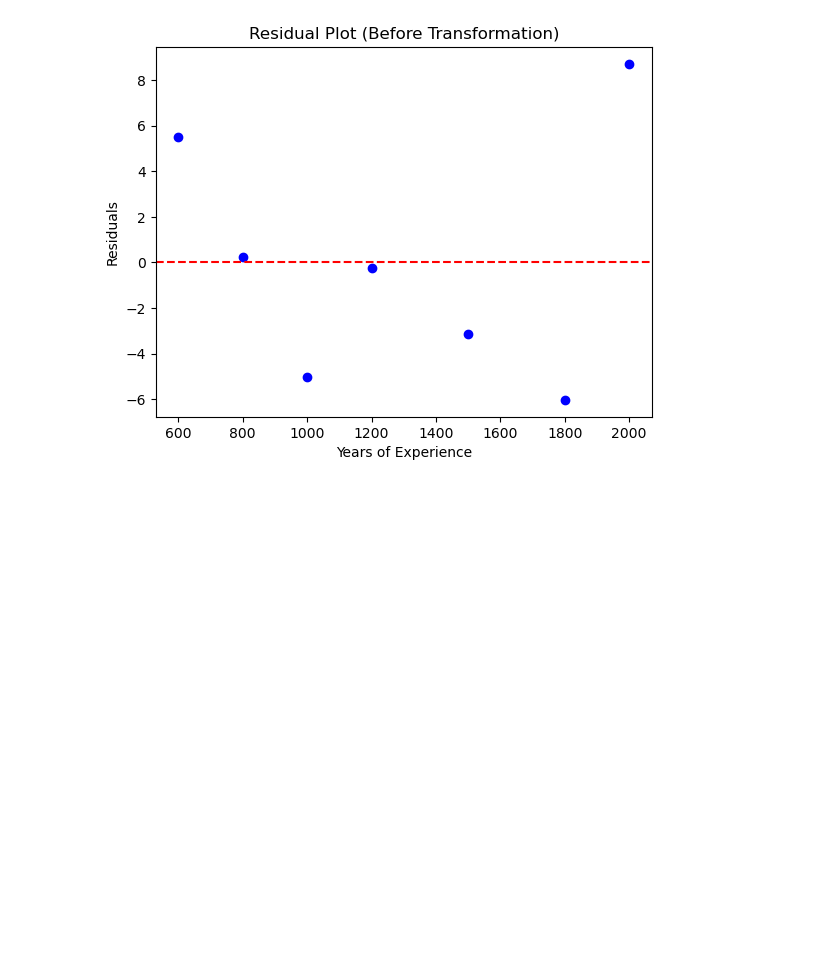
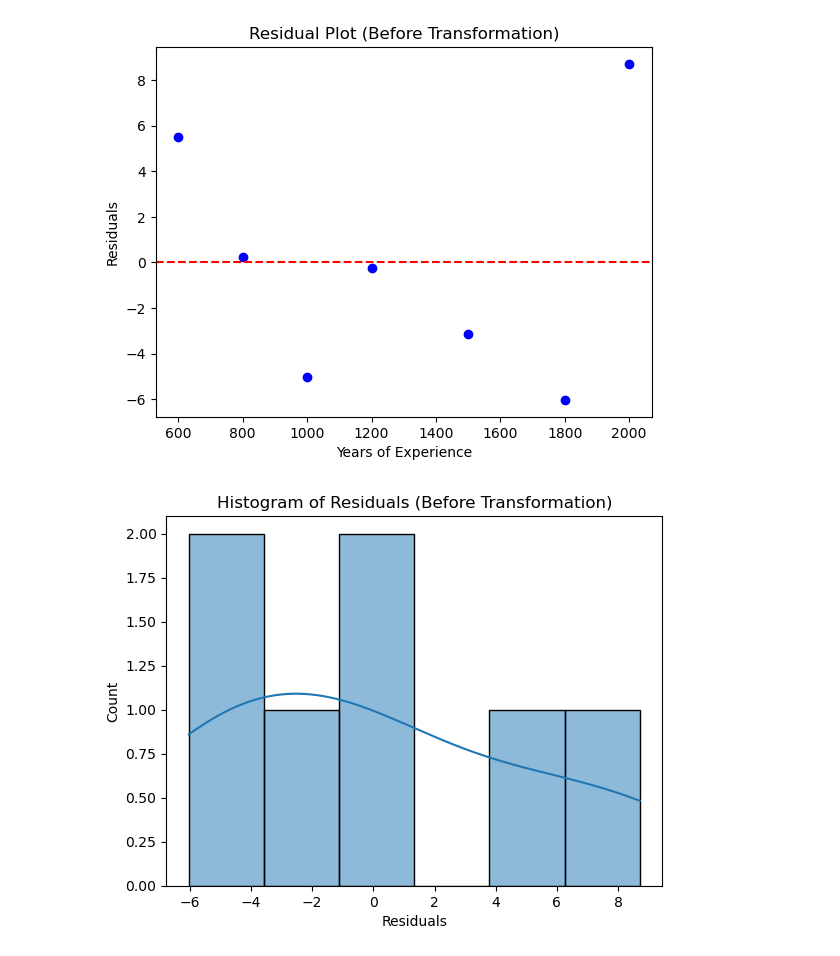
Before and after one commit to hadasssahamase/modeling_projects, a Jupyter notebook: simple_linearregression_model.ipynb, the cells around one changed output. Cells and saved outputs as stored; diff of their text form; code cells hidden in the pictures; blank space fills up the shorter version.

```diff
--- a/simple_linearregression_model.ipynb
+++ b/simple_linearregression_model.ipynb
@@ -319,3 +319,12 @@ plt.title("Residual Plot (Before Transformation)")
 plt.show()
 # %% [output]
 [figure]
+# %%
+#  Histogram of Residuals
+# Residuals should be normally distributed
+sns.histplot(residuals, kde=True, bins=6)
+plt.xlabel("Residuals")
+plt.title("Histogram of Residuals (Before Transformation)")
+plt.show()
+# %% [output]
+[figure, added]
```
Also changed, not shown: parts of 1 cell of this notebook, 1 other file.
